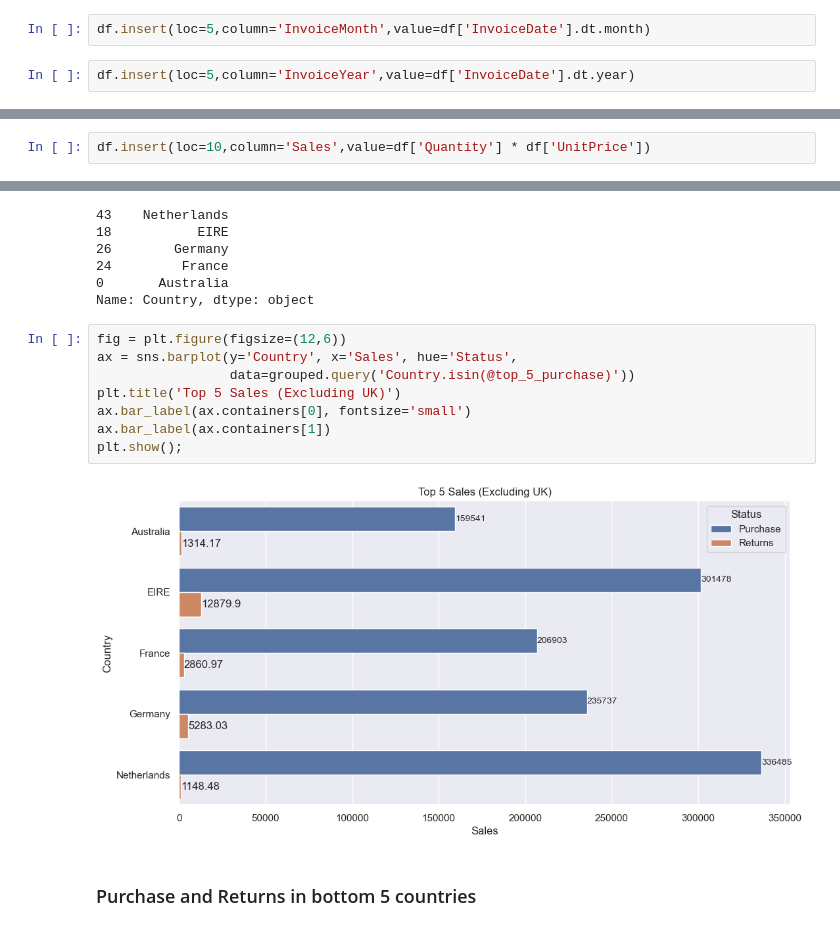
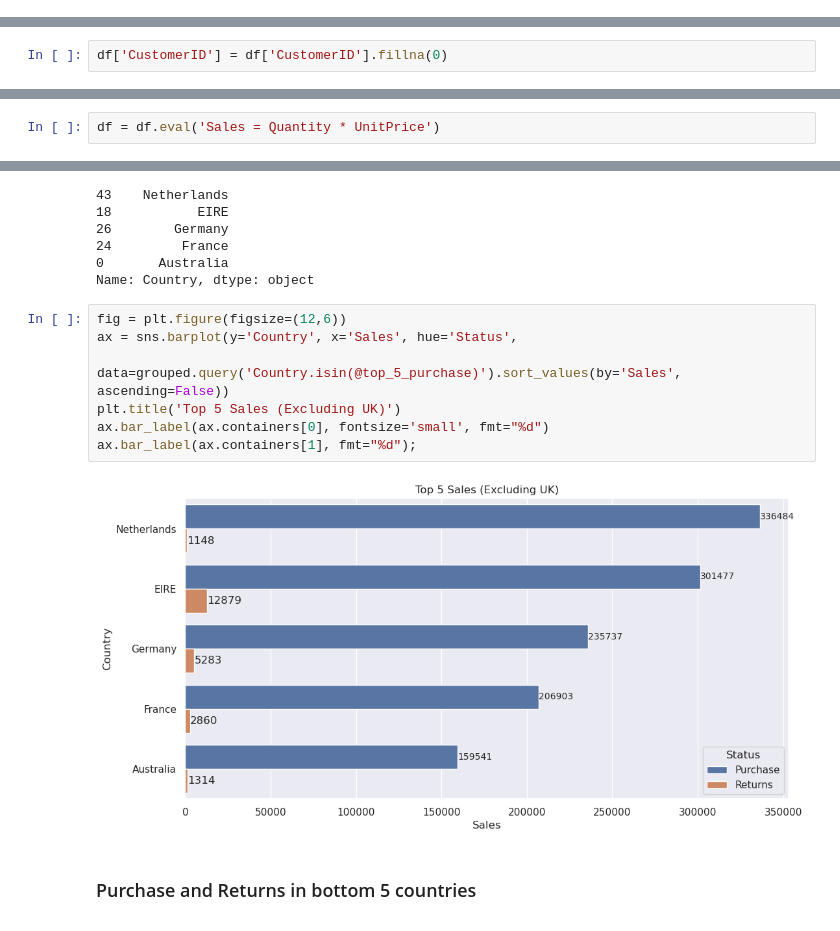
Before and after one commit to abhijeethb3u83/ecommerce-eda, a Jupyter notebook: ecom_eda.ipynb, the cells around one changed output, grey strips where cells are left out. Drawn from its saved outputs; the diff is of its cells as text.

```diff
--- a/ecom_eda.ipynb
+++ b/ecom_eda.ipynb
@@ -200,4 +196,0 @@ df.insert(loc=5,column='InvoiceDay',value=df['InvoiceDate'].dt.day)
-# %%
-df.insert(loc=5,column='InvoiceMonth',value=df['InvoiceDate'].dt.month)
-# %%
-df.insert(loc=5,column='InvoiceYear',value=df['InvoiceDate'].dt.year)
@@ -213,3 +213,5 @@ df.head()
+# %%
+df['CustomerID'] = df['CustomerID'].fillna(0)
 # %%
 df.info()
 # %% [output]
@@ -235,7 +233,7 @@ memory usage: 41.3+ MB
 # %% [markdown]
 ### Adding a sales column
 # %%
-df.insert(loc=10,column='Sales',value=df['Quantity'] * df['UnitPrice'])
+df = df.eval('Sales = Quantity * UnitPrice')
 # %%
 df.head()
 # %% [output]
@@ -405,13 +405,12 @@ Name: Country, dtype: object
 # %%
 fig = plt.figure(figsize=(12,6))
 ax = sns.barplot(y='Country', x='Sales', hue='Status',
-                 data=grouped.query('Country.isin(@top_5_purchase)'))
+                 data=grouped.query('Country.isin(@top_5_purchase)').sort_values(by='Sales', ascending=False))
 plt.title('Top 5 Sales (Excluding UK)')
-ax.bar_label(ax.containers[0], fontsize='small')
-ax.bar_label(ax.containers[1])
-plt.show();
+ax.bar_label(ax.containers[0], fontsize='small', fmt="%d")
+ax.bar_label(ax.containers[1], fmt="%d");
 # %% [output]
-[figure, old version]
+[figure, new version]
 # %% [markdown]
 ### Purchase and Returns in bottom 5 countries
 # %%
```
Also changed, not shown: parts of 43 cells of this notebook.
